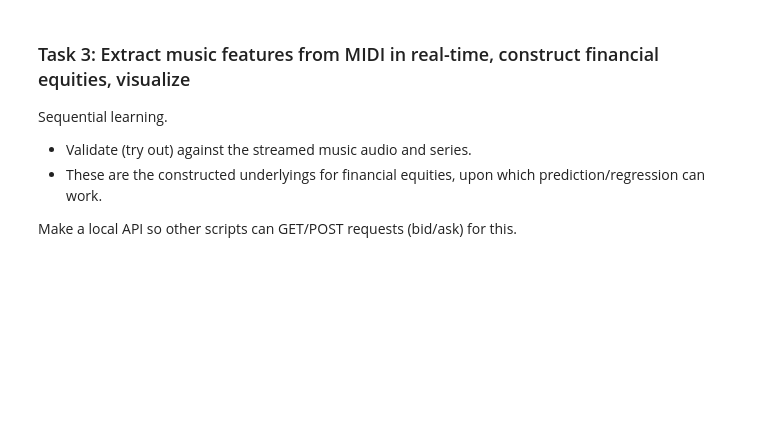
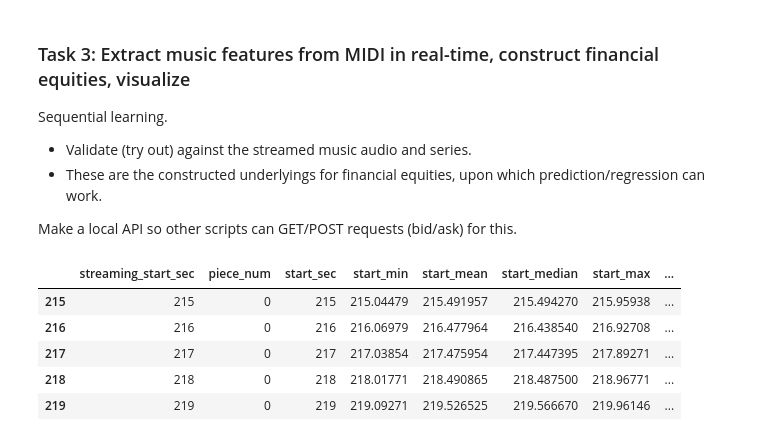
Before and after one commit to echow1/trading_music, a Jupyter notebook: market underlyings webapp - stream, visualize, equitize music.ipynb, the cells around one changed output. Saved outputs shown, nothing was run; the diff lists cells and outputs as text; code cells hidden in the pictures; blank space fills up the shorter version.

```diff
--- a/market underlyings webapp - stream, visualize, equitize music.ipynb
+++ b/market underlyings webapp - stream, visualize, equitize music.ipynb
@@ -211,6 +211,17 @@ Make a local API so other scripts can GET/POST requests (bid/ask) for this.
     Model tempo (latent variable zt) as a function of notes etc. (observed variables x1 ... xt)
     https://www.researchgate.net/publication/224711190_A_Modified_Kalman_Filtering_Approach_to_On-Line_Musical_Beat_Tracking
 """
+
+test_data = pd.concat(chunksQueue)
+# %%
+test_data.head()
+# %% [output]
+|  | streaming_start_sec | piece_num | start_sec | start_min | start_mean | start_median | start_max | ... |
+| 215 | 215 | 0 | 215 | 215.04479 | 215.491957 | 215.494270 | 215.95938 | ... |
+| 216 | 216 | 0 | 216 | 216.06979 | 216.477964 | 216.438540 | 216.92708 | ... |
+| 217 | 217 | 0 | 217 | 217.03854 | 217.475954 | 217.447395 | 217.89271 | ... |
+| 218 | 218 | 0 | 218 | 218.01771 | 218.490865 | 218.487500 | 218.96771 | ... |
+| 219 | 219 | 0 | 219 | 219.09271 | 219.526525 | 219.566670 | 219.96146 | ... |
 # %%
 """ HARMONY
 """
```
Also changed, not shown: parts of 8 cells of this notebook, 2 other files.
